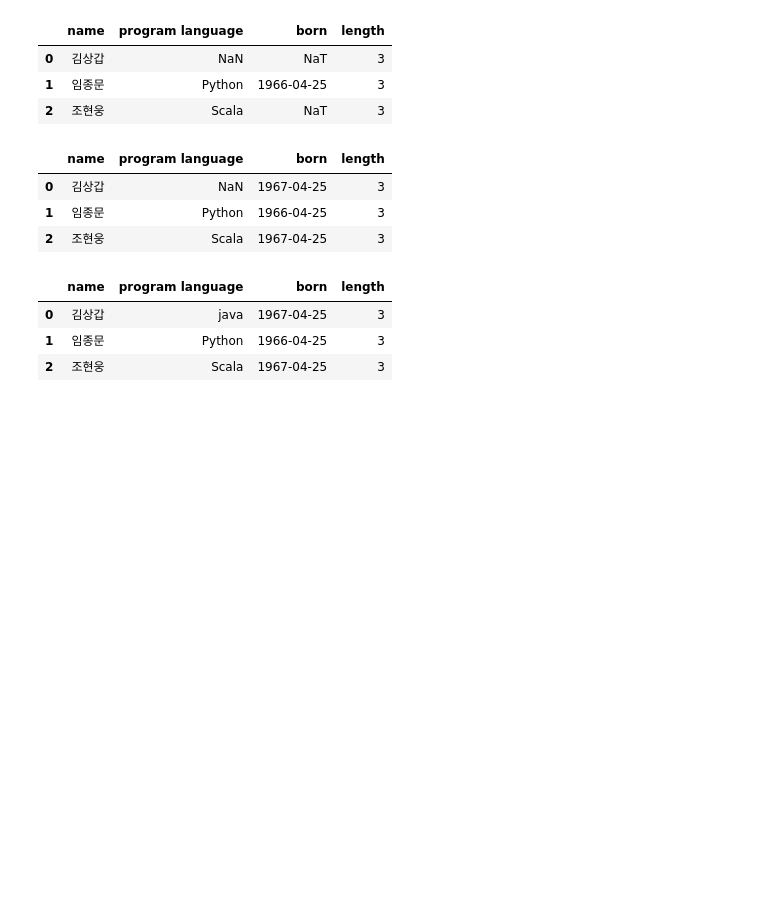
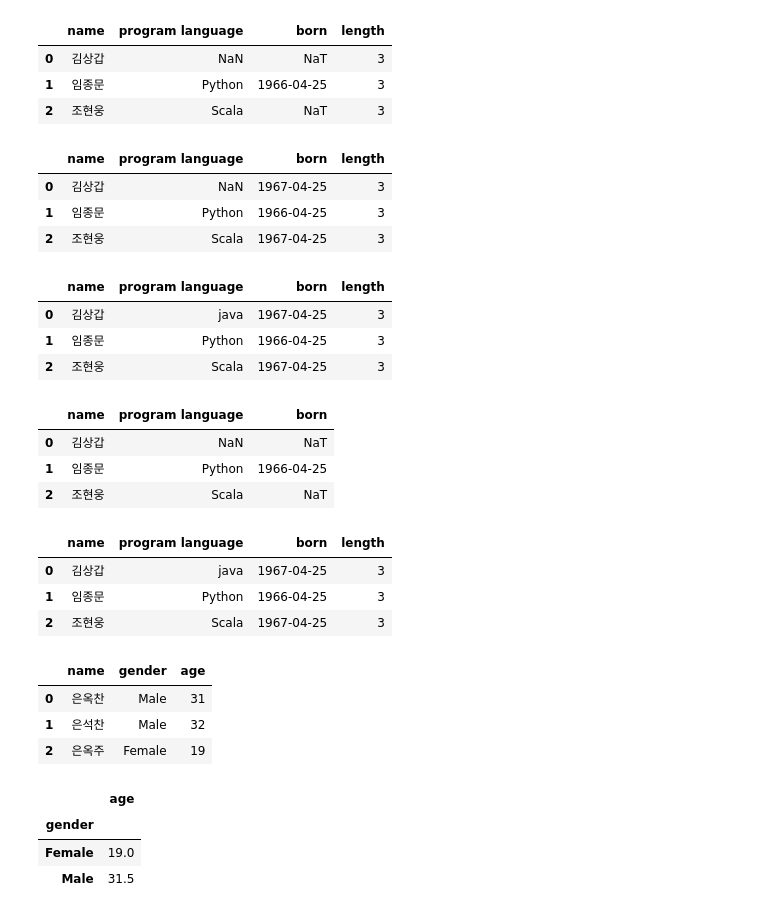
Before and after one commit to ruinsage/DataScience, a Jupyter notebook: 02_ETL/01_Pandas_basic/Step8/8장 연습.ipynb, the cells around one changed output. Cells and saved outputs as stored; diff of their text form; code cells hidden in the pictures; blank space fills up the shorter version.

```diff
--- a/02_ETL/01_Pandas_basic/Step8/8장 연습.ipynb
+++ b/02_ETL/01_Pandas_basic/Step8/8장 연습.ipynb
@@ -429,3 +430,39 @@ df.pipe(pl_fillna)
 | 0 | 김상갑 | java | 1967-04-25 | 3 |
 | 1 | 임종문 | Python | 1966-04-25 | 3 |
 | 2 | 조현웅 | Scala | 1967-04-25 | 3 |
+# %%
+df1 = pd.DataFrame({"name": ['김상갑', '임종문', '조현웅'],
+                   "program language": [np.nan, 'Python', 'Scala'],
+                   "born": [pd.NaT, pd.Timestamp("1966-04-25"),
+                             pd.NaT]})
+df1
+# %% [output]
+|  | name | program language | born |
+| 0 | 김상갑 | NaN | NaT |
+| 1 | 임종문 | Python | 1966-04-25 |
+| 2 | 조현웅 | Scala | NaT |
+# %%
+df1.pipe(name_length).pipe(born_fillna).pipe(pl_fillna)
+# 처리순서      1                  2              3
+# 처리순서의 결과값을 바탕으로 다음 처리 순서를 진행한다
+# 메서드 체이닝을 사용해서 파이프함수를 여러번 사용할 수 있다
+# %% [output]
+|  | name | program language | born | length |
+| 0 | 김상갑 | java | 1967-04-25 | 3 |
+| 1 | 임종문 | Python | 1966-04-25 | 3 |
+| 2 | 조현웅 | Scala | 1967-04-25 | 3 |
+# %%
+# 빈 데이터 프레임을 먼저 만들고
+df2 = pd.DataFrame()
+# %%
+# 열을 추가하여 완성할 수도 있다.
+df2['name'] = ['은옥찬', '은석찬', '은옥주']
+df2['gender'] = ['Male', 'Male', 'Female']
+df2['age'] = [31, 32, 19]
+# %%
+df2
+# %% [output]
+|  | name | gender | age |
+| 0 | 은옥찬 | Male | 31 |
+| 1 | 은석찬 | Male | 32 |
+| 2 | 은옥주 | Female | 19 |
@@ -431,0 +472,7 @@ df.pipe(pl_fillna)
+# %%
+mean_age_by_group(df2, 'gender')
+# %% [output]
+|  | age |
+| gender |  |
+| Female | 19.0 |
+| Male | 31.5 |
```
Also changed, not shown: parts of 19 cells of this notebook, 6 other files.
